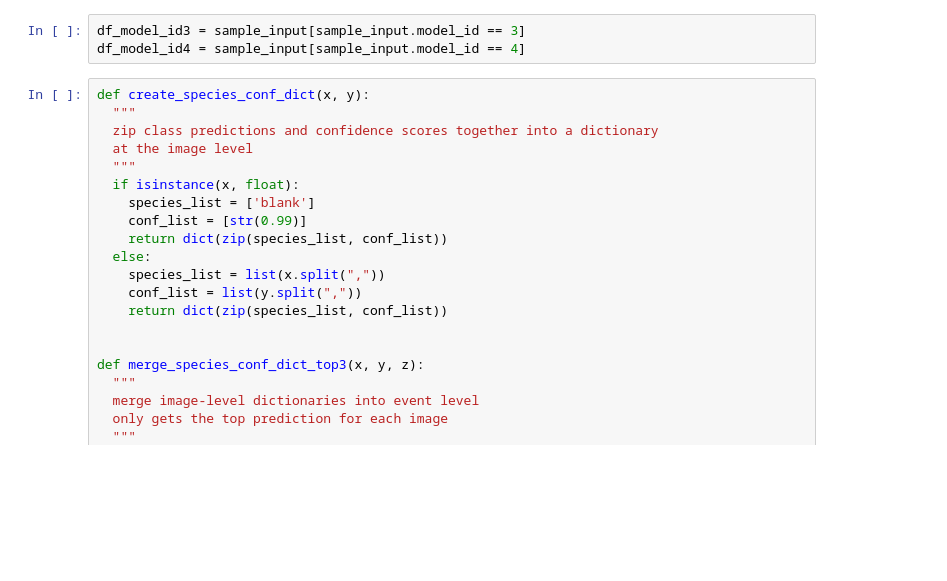
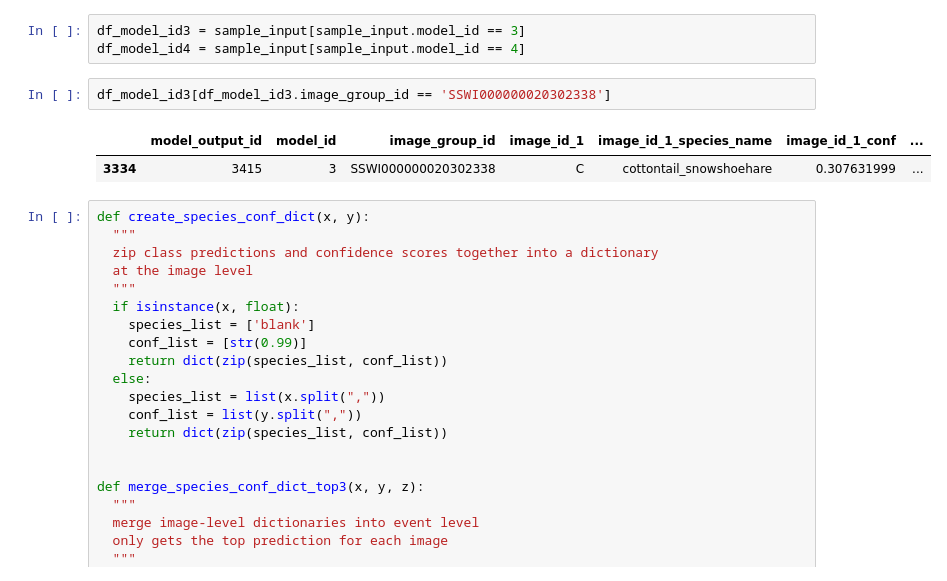
Before and after one commit to jroshanucb/capstone, a Jupyter notebook: ensemble/Ensemble_Playground.ipynb, the cells around one changed output. Cells and saved outputs as stored; diff of their text form; blank space fills up the shorter version.

```diff
--- a/ensemble/Ensemble_Playground.ipynb
+++ b/ensemble/Ensemble_Playground.ipynb
@@ -70,6 +70,11 @@ sample_input.head()
 # %%
 df_model_id3 = sample_input[sample_input.model_id == 3]
 df_model_id4 = sample_input[sample_input.model_id == 4]
+# %%
+df_model_id3[df_model_id3.image_group_id == 'SSWI000000020302338']
+# %% [output]
+|  | model_output_id | model_id | image_group_id | image_id_1 | image_id_1_species_name | image_id_1_conf | ... |
+| 3334 | 3415 | 3 | SSWI000000020302338 | C | cottontail_snowshoehare | 0.307631999 | ... |
 # %%
 def create_species_conf_dict(x, y):
   """
```
Also changed, not shown: parts of 3 cells of this notebook.
